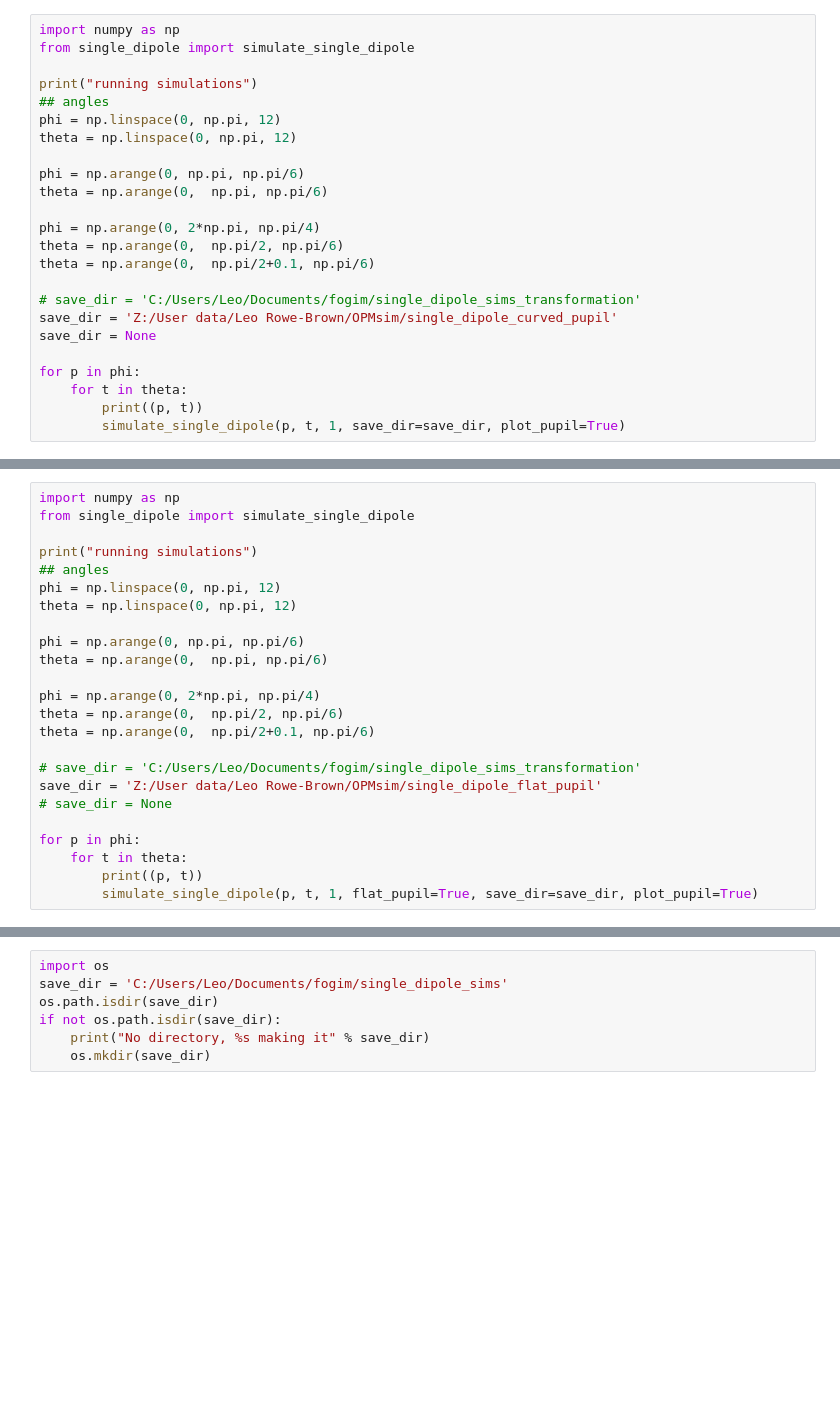
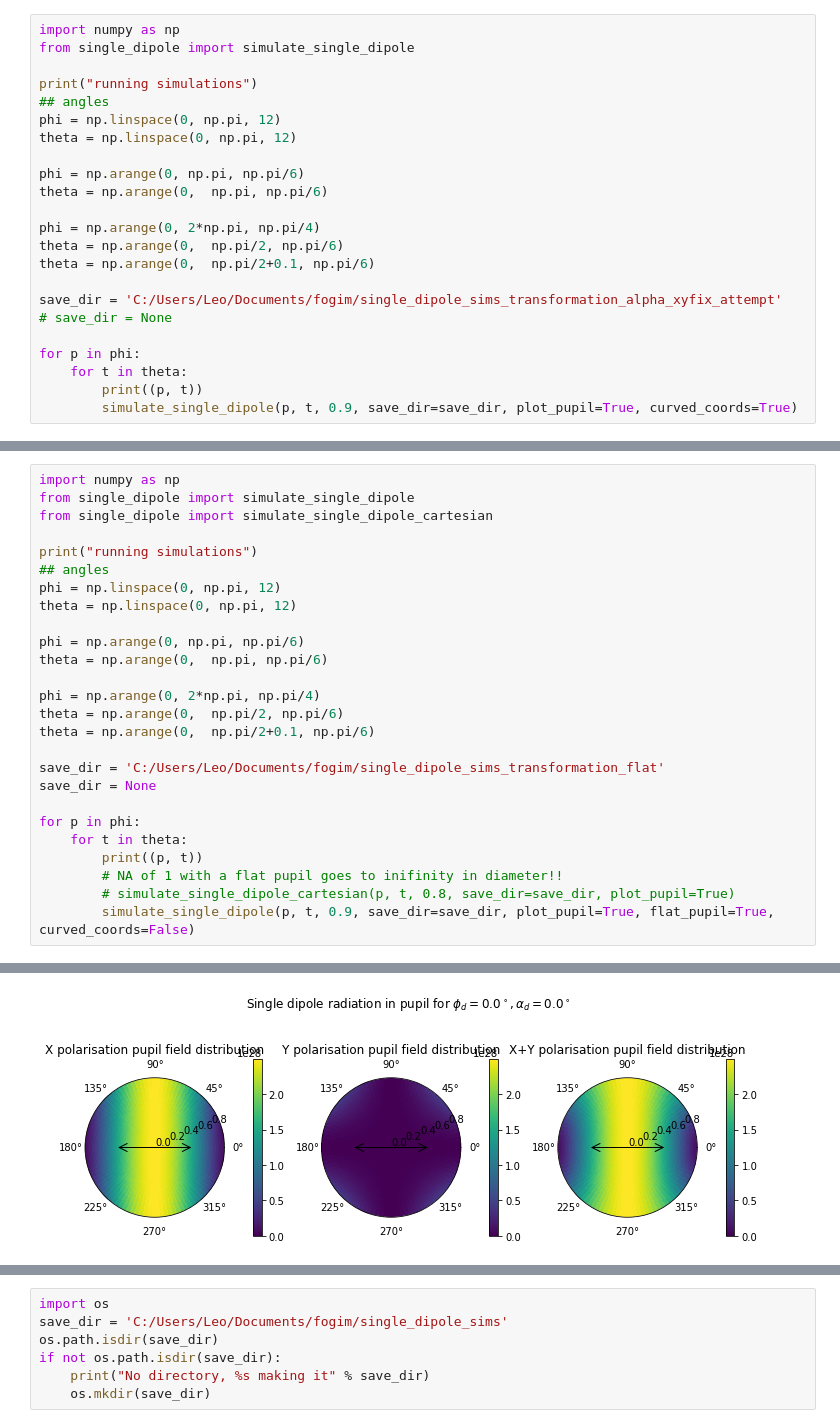
Before and after one commit to LeoRoweBrown/OPMsim, a Jupyter notebook: run_single_dipole.ipynb, the cells around one changed output, grey strips where cells are left out. Cells and saved outputs as stored; diff of their text form; blank space fills up the shorter version.

```diff
--- a/run_single_dipole.ipynb
+++ b/run_single_dipole.ipynb
@@ -14,14 +14,13 @@ phi = np.arange(0, 2*np.pi, np.pi/4)
 theta = np.arange(0,  np.pi/2, np.pi/6)
 theta = np.arange(0,  np.pi/2+0.1, np.pi/6)
 
-# save_dir = 'C:/Users/Leo/Documents/fogim/single_dipole_sims_transformation'
-save_dir = 'Z:/User data/Leo Rowe-Brown/OPMsim/single_dipole_curved_pupil'
-save_dir = None
+save_dir = 'C:/Users/Leo/Documents/fogim/single_dipole_sims_transformation_alpha_xyfix_attempt'
+# save_dir = None
 
 for p in phi:
     for t in theta:
         print((p, t))
-        simulate_single_dipole(p, t, 1, save_dir=save_dir, plot_pupil=True)
+        simulate_single_dipole(p, t, 0.9, save_dir=save_dir, plot_pupil=True, curved_coords=True)
 # %% [output]
 running simulations
 (0.0, 0.0)
@@ -58,6 +42,7 @@ running simulations
 # %%
 import numpy as np
 from single_dipole import simulate_single_dipole
+from single_dipole import simulate_single_dipole_cartesian
 
 print("running simulations")
 ## angles
@@ -71,14 +56,15 @@ phi = np.arange(0, 2*np.pi, np.pi/4)
 theta = np.arange(0,  np.pi/2, np.pi/6)
 theta = np.arange(0,  np.pi/2+0.1, np.pi/6)
 
-# save_dir = 'C:/Users/Leo/Documents/fogim/single_dipole_sims_transformation'
-save_dir = 'Z:/User data/Leo Rowe-Brown/OPMsim/single_dipole_flat_pupil'
-# save_dir = None
+save_dir = 'C:/Users/Leo/Documents/fogim/single_dipole_sims_transformation_flat'
+save_dir = None
 
 for p in phi:
     for t in theta:
         print((p, t))
-        simulate_single_dipole(p, t, 1, flat_pupil=True, save_dir=save_dir, plot_pupil=True)
+        # NA of 1 with a flat pupil goes to inifinity in diameter!!
+        # simulate_single_dipole_cartesian(p, t, 0.8, save_dir=save_dir, plot_pupil=True)
+        simulate_single_dipole(p, t, 0.9, save_dir=save_dir, plot_pupil=True, flat_pupil=True, curved_coords=False)
 # %% [output]
 running simulations
 (0.0, 0.0)
@@ -99,0 +74 @@ Saving in Z:\User data\Leo Rowe-Brown\OPMsim\single_dipole_flat_pupil
+[figure, added]
```
Also changed, not shown: parts of 3 cells of this notebook, 4 other files.
